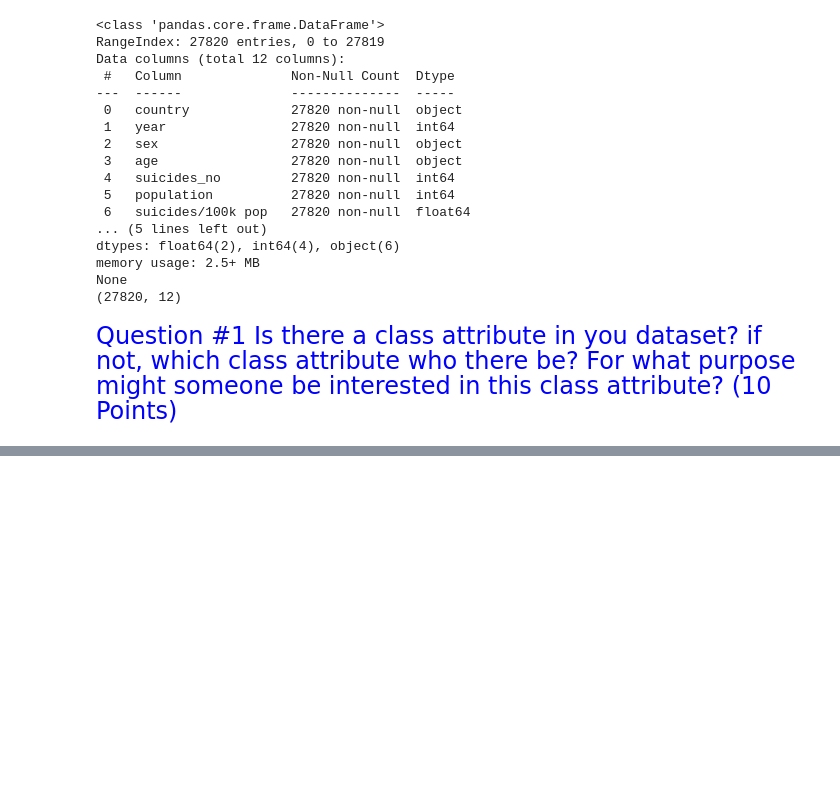
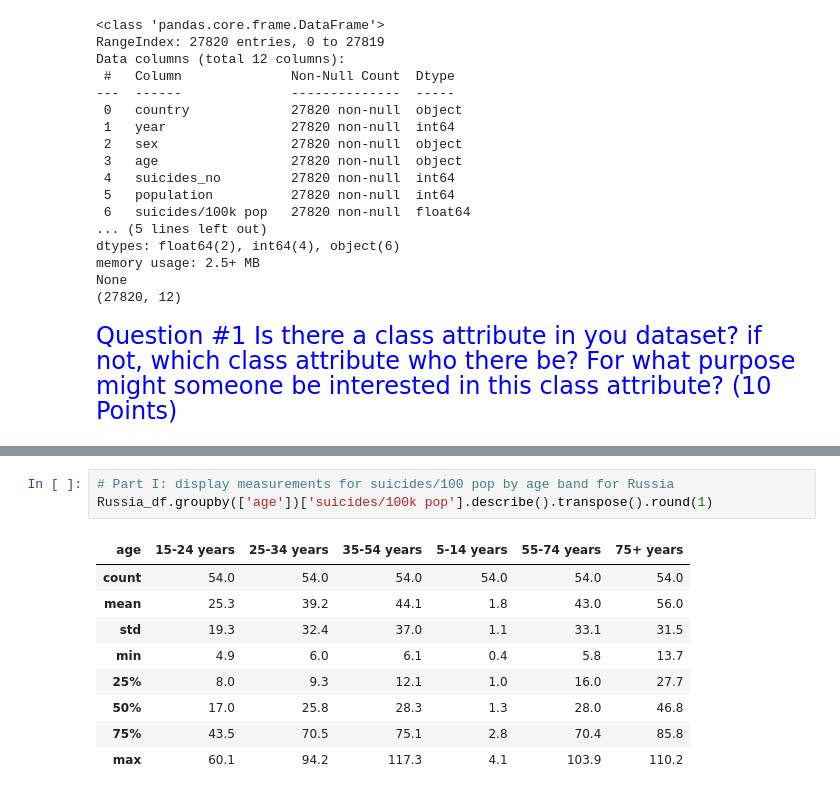
Before and after one commit to weigeng-valpo/AMOD533, a Jupyter notebook: AMOD-533 Final.ipynb, the cells around one changed output, grey strips where cells are left out. Saved outputs shown, nothing was run; the diff lists cells and outputs as text; blank space fills up the shorter version.

```diff
--- a/AMOD-533 Final.ipynb
+++ b/AMOD-533 Final.ipynb
@@ -124,0 +162,13 @@ Cuba_df[(select_columns)].describe(include='all')
+# %%
+# Part I: display measurements for suicides/100 pop by age band for Russia
+Russia_df.groupby(['age'])['suicides/100k pop'].describe().transpose().round(1)
+# %% [output]
+| age | 15-24 years | 25-34 years | 35-54 years | 5-14 years | 55-74 years | 75+ years |
+| count | 54.0 | 54.0 | 54.0 | 54.0 | 54.0 | 54.0 |
+| mean | 25.3 | 39.2 | 44.1 | 1.8 | 43.0 | 56.0 |
+| std | 19.3 | 32.4 | 37.0 | 1.1 | 33.1 | 31.5 |
+| min | 4.9 | 6.0 | 6.1 | 0.4 | 5.8 | 13.7 |
+| 25% | 8.0 | 9.3 | 12.1 | 1.0 | 16.0 | 27.7 |
+| 50% | 17.0 | 25.8 | 28.3 | 1.3 | 28.0 | 46.8 |
+| 75% | 43.5 | 70.5 | 75.1 | 2.8 | 70.4 | 85.8 |
+| max | 60.1 | 94.2 | 117.3 | 4.1 | 103.9 | 110.2 |
```
Also changed, not shown: parts of 18 cells of this notebook.
